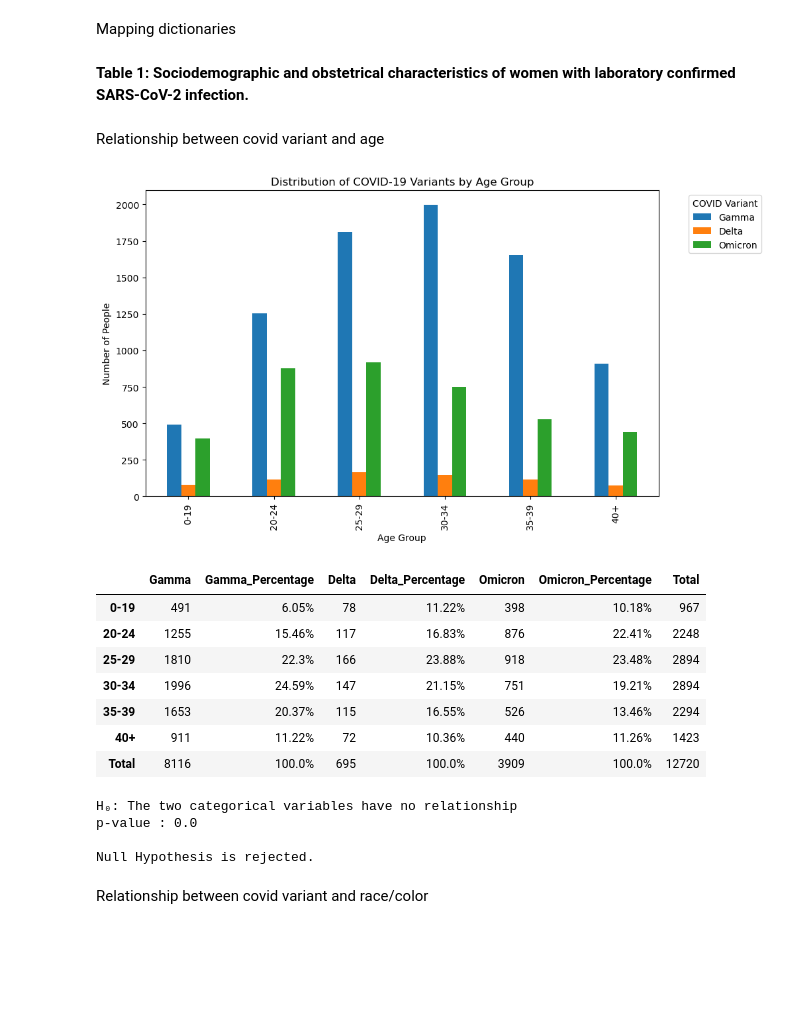
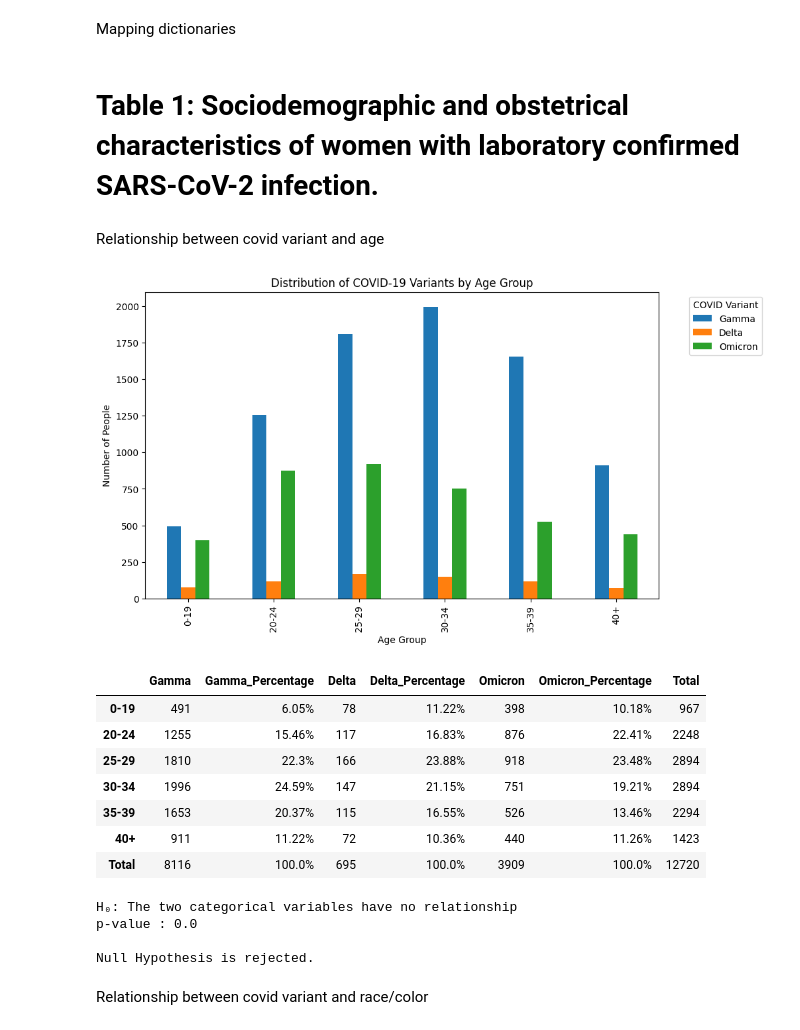
Before and after one commit to LucasTramonte/Analysis-SARS-CoV-2-variants, a Jupyter notebook: exploratory_Sociodemographic_Obstetrical.ipynb, the cells around one changed output. Drawn from its saved outputs; the diff is of its cells as text; code cells hidden in the pictures; blank space fills up the shorter version.

```diff
--- a/exploratory_Sociodemographic_Obstetrical.ipynb
+++ b/exploratory_Sociodemographic_Obstetrical.ipynb
@@ -15,5 +12,5 @@ Datasets
 # %%
-df_original = pd.read_csv('Data/df_preprocessed.csv', delimiter=',')
+df_original = pd.read_csv('Assets/df_preprocessed.csv', delimiter=',')
 # %%
 df = df_original.copy(deep = True)
 df.drop(columns=['Unnamed: 0'], inplace= True)
@@ -57,7 +54,7 @@ Other_diseases = ['OUT_MORBI', 'HEMATOLOGI', 'SIND_DOWN', 'HEPATICA', 'NEUROLOGI
 for column in Other_diseases:
     df[column] = df[column].map(DICT_PADRAO)
 # %% [markdown]
-**Table 1: Sociodemographic and obstetrical characteristics of women with  laboratory confirmed SARS-CoV-2 infection.**
+# **Table 1: Sociodemographic and obstetrical characteristics of women with  laboratory confirmed SARS-CoV-2 infection.**
 # %% [markdown]
 Relationship between covid variant and age
 # %%
@@ -90,39 +87,39 @@ plot_df['Total'] = plot_df.sum(axis=1)
 
 # Add 'Total' row
 plot_df.loc['Total'] = plot_df.sum()
 
 percentage_df = plot_df.copy()
 # Add percentage columns
 for variant in ['Gamma', 'Delta', 'Omicron']:
     percentage_df[variant + '_Percentage'] = (percentage_df[variant] / percentage_df.loc['Total'][variant] * 100).round(2).astype(str) + '%'
 
 column_order = ['Gamma', 'Gamma_Percentage', 'Delta', 'Delta_Percentage', 'Omicron', 'Omicron_Percentage', 'Total']
 percentage_df = percentage_df[column_order]
 display(percentage_df)
 
 #calculation of p-value : What is the evidence of a correlation between age (in general) and the type of covid variant?
 
 alpha = 0.05
 chi_square = 0
 columns = plot_df.iloc[:,0:3].columns
-rows = plot_df.iloc[0:3].index
+rows = plot_df.iloc[:-1].index
 for i in columns:
-  for j in rows:
-    O = plot_df[i][j] #observed value
-    E = plot_df[i]['Total'] *plot_df['Total'][j] / plot_df['Total']['Total'] # expected frequency
-    chi_square += (O-E)**2/E
+    for j in rows:
+        O = plot_df[i][j] #observed value
+        E = plot_df[i]['Total'] *plot_df['Total'][j] / plot_df['Total']['Total'] # expected frequency
+        chi_square += (O-E)**2/E
 
 
 p_value = 1 - stats.chi2.cdf(chi_square, (len(rows)-1)*(len(columns)-1)) #The number of degrees of freedom of the χ2 independence test statistics: d.f. = (# rows -1) *(#columns-1)
 print('H₀: The two categorical variables have no relationship')
 print('p-value :',p_value)
 print()
 conclusion = "Failed to reject the null hypothesis."
 if p_value <= alpha:
     conclusion = "Null Hypothesis is rejected."
 print(conclusion)
 # %% [output]
-[figure, old version]
+[figure, new version]
 |  | Gamma | Gamma_Percentage | Delta | Delta_Percentage | Omicron | Omicron_Percentage | Total |
 | 0-19 | 491 | 6.05% | 78 | 11.22% | 398 | 10.18% | 967 |
 | 20-24 | 1255 | 15.46% | 117 | 16.83% | 876 | 22.41% | 2248 |
```
Also changed, not shown: parts of 15 cells of this notebook, 10 other files.
